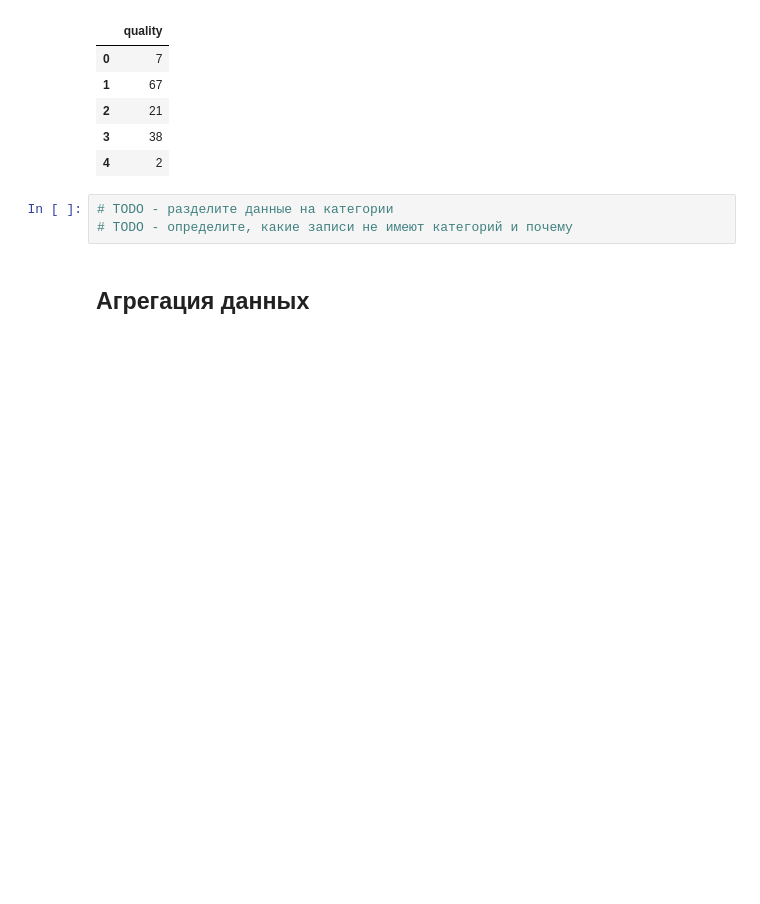
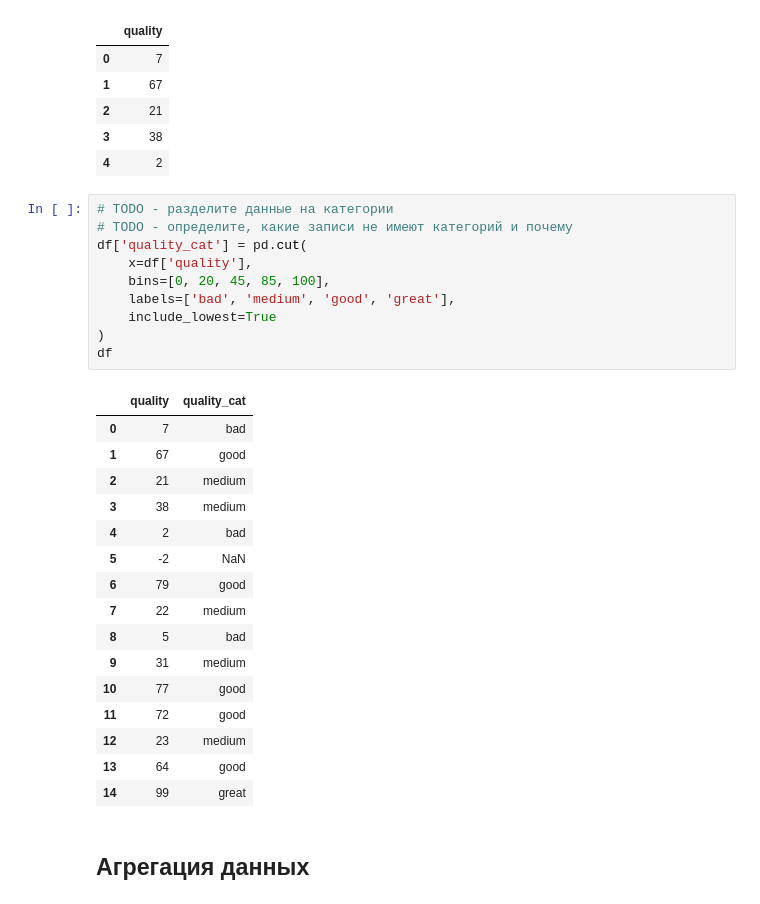
Before and after one commit to truep30/mlEdu, a Jupyter notebook: notebooks/07_Pandas.ipynb, the cells around one changed output. Cells and saved outputs as stored; diff of their text form; blank space fills up the shorter version.

```diff
--- a/notebooks/07_Pandas.ipynb
+++ b/notebooks/07_Pandas.ipynb
@@ -656,6 +705,30 @@ df.head()
 # %%
 # TODO - разделите данные на категории
 # TODO - определите, какие записи не имеют категорий и почему
+df['quality_cat'] = pd.cut(
+    x=df['quality'],
+    bins=[0, 20, 45, 85, 100],
+    labels=['bad', 'medium', 'good', 'great'],
+    include_lowest=True
+)
+df
+# %% [output]
+|  | quality | quality_cat |
+| 0 | 7 | bad |
+| 1 | 67 | good |
+| 2 | 21 | medium |
+| 3 | 38 | medium |
+| 4 | 2 | bad |
+| 5 | -2 | NaN |
+| 6 | 79 | good |
+| 7 | 22 | medium |
+| 8 | 5 | bad |
+| 9 | 31 | medium |
+| 10 | 77 | good |
+| 11 | 72 | good |
+| 12 | 23 | medium |
+| 13 | 64 | good |
+| 14 | 99 | great |
 # %% [markdown]
 ## Агрегация данных
 # %% [markdown]
```
Also changed, not shown: parts of 32 cells of this notebook, 8 other files.
